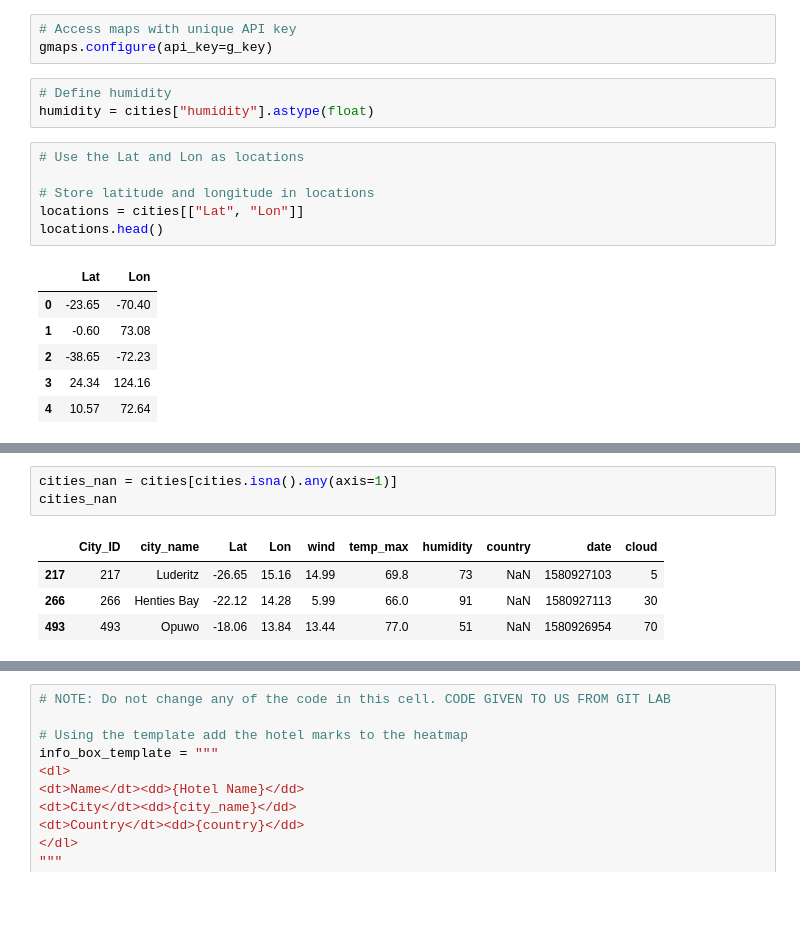
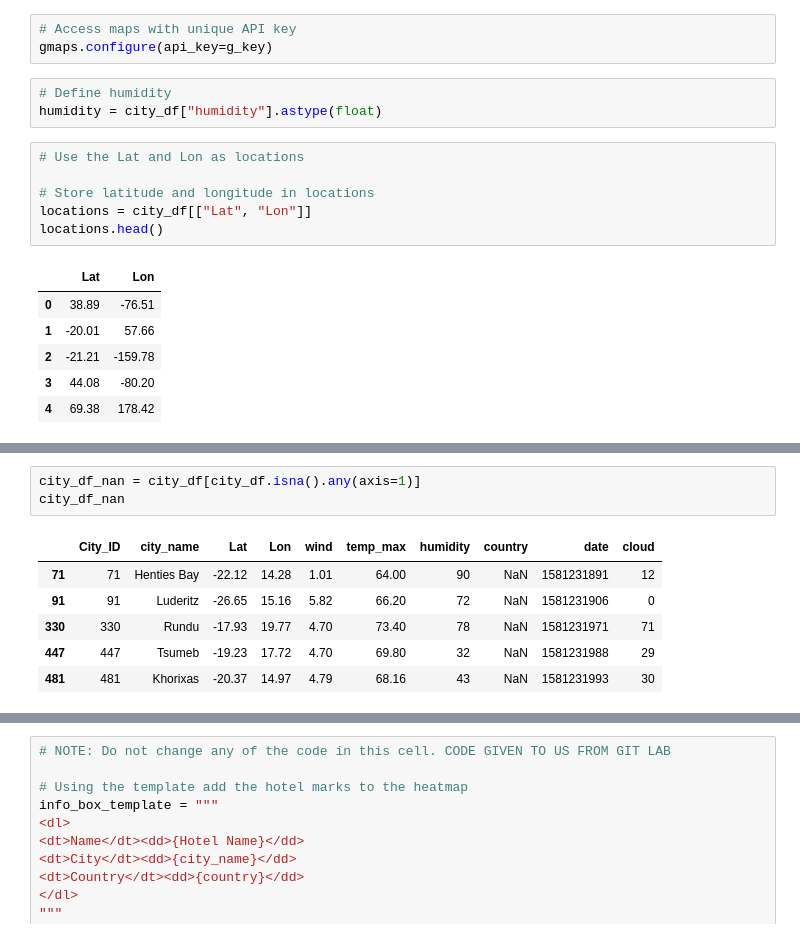
Before and after one commit to mmiller2336/python-api-challenge, a Jupyter notebook: WeatherPyVacationPy/VacationPy.ipynb, the cells around one changed output, grey strips where cells are left out. Cells and saved outputs as stored; diff of their text form; blank space fills up the shorter version.

```diff
--- a/WeatherPyVacationPy/VacationPy.ipynb
+++ b/WeatherPyVacationPy/VacationPy.ipynb
@@ -33,20 +33,20 @@ city_df
 gmaps.configure(api_key=g_key)
 # %%
 # Define humidity
-humidity = cities["humidity"].astype(float)
+humidity = city_df["humidity"].astype(float)
 # %%
 # Use the Lat and Lon as locations
 
 # Store latitude and longitude in locations
-locations = cities[["Lat", "Lon"]]
+locations = city_df[["Lat", "Lon"]]
 locations.head()
 # %% [output]
 |  | Lat | Lon |
-| 0 | -23.65 | -70.40 |
-| 1 | -0.60 | 73.08 |
-| 2 | -38.65 | -72.23 |
-| 3 | 24.34 | 124.16 |
-| 4 | 10.57 | 72.64 |
+| 0 | 38.89 | -76.51 |
+| 1 | -20.01 | 57.66 |
+| 2 | -21.21 | -159.78 |
+| 3 | 44.08 | -80.20 |
+| 4 | 69.38 | 178.42 |
 # %%
 # Use humidity as the weight. Create a humidity Heatmap layer
 fig = gmaps.figure()
@@ -61,10 +61,12 @@ fig
 # %% [output]
 [interactive output not drawn]
 # %%
-cities_nan = cities[cities.isna().any(axis=1)]
-cities_nan
+city_df_nan = city_df[city_df.isna().any(axis=1)]
+city_df_nan
 # %% [output]
 |  | City_ID | city_name | Lat | Lon | wind | temp_max | humidity | country | date | cloud |
-| 217 | 217 | Luderitz | -26.65 | 15.16 | 14.99 | 69.8 | 73 | NaN | 1580927103 | 5 |
-| 266 | 266 | Henties Bay | -22.12 | 14.28 | 5.99 | 66.0 | 91 | NaN | 1580927113 | 30 |
-| 493 | 493 | Opuwo | -18.06 | 13.84 | 13.44 | 77.0 | 51 | NaN | 1580926954 | 70 |
+| 71 | 71 | Henties Bay | -22.12 | 14.28 | 1.01 | 64.00 | 90 | NaN | 1581231891 | 12 |
+| 91 | 91 | Luderitz | -26.65 | 15.16 | 5.82 | 66.20 | 72 | NaN | 1581231906 | 0 |
+| 330 | 330 | Rundu | -17.93 | 19.77 | 4.70 | 73.40 | 78 | NaN | 1581231971 | 71 |
+| 447 | 447 | Tsumeb | -19.23 | 17.72 | 4.70 | 69.80 | 32 | NaN | 1581231988 | 29 |
+| 481 | 481 | Khorixas | -20.37 | 14.97 | 4.79 | 68.16 | 43 | NaN | 1581231993 | 30 |
```
Also changed, not shown: parts of 7 cells of this notebook, 6 other files.
